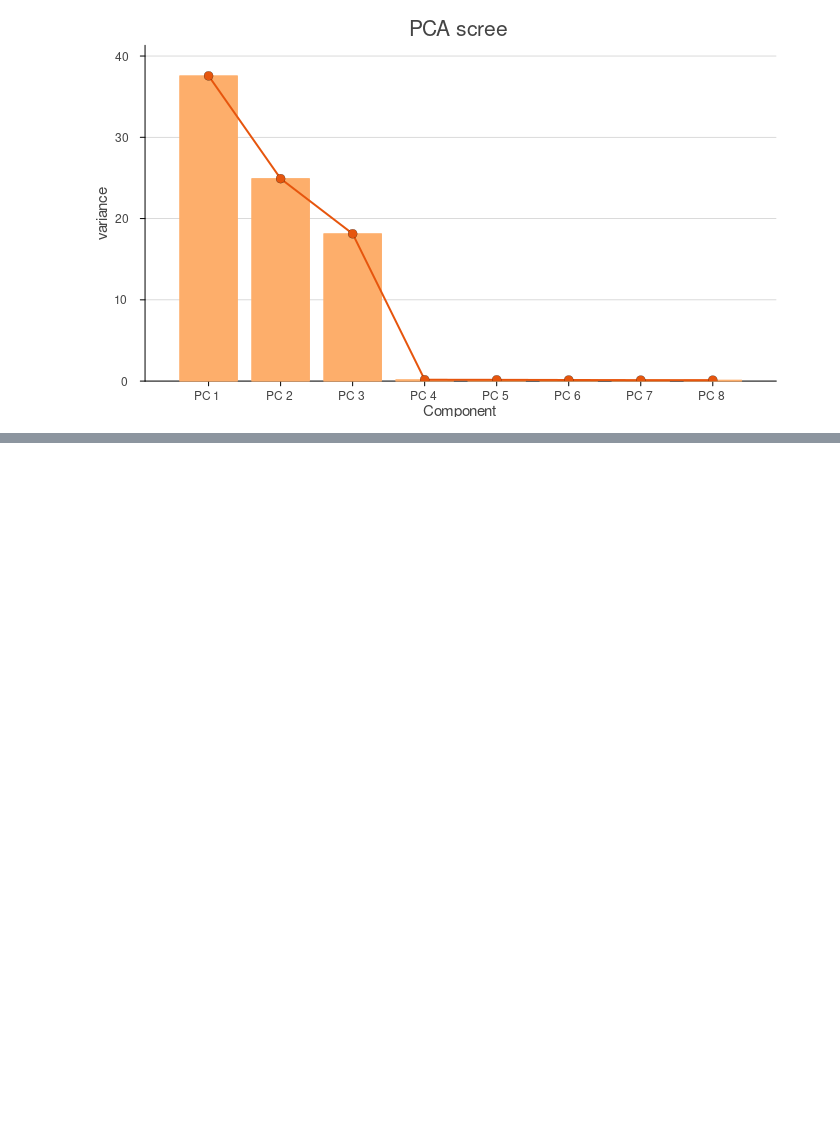
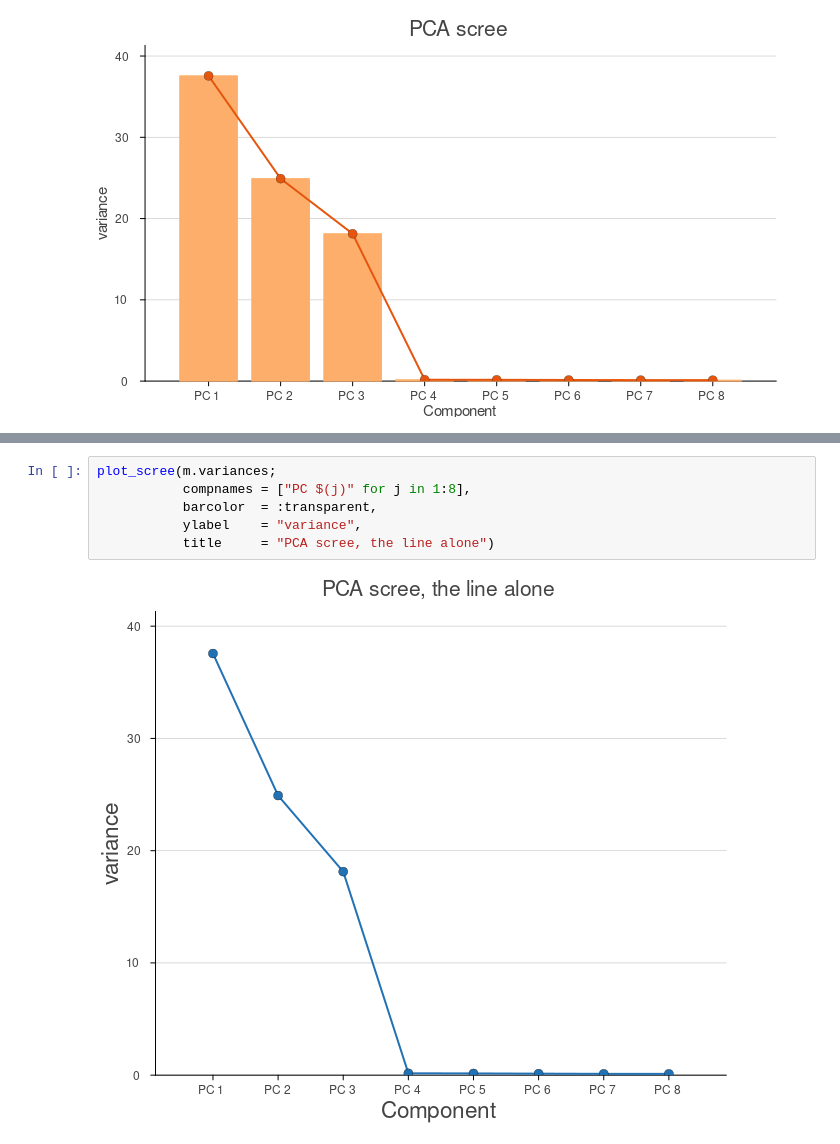
Before and after one commit to BanerjeeAbhisek/WolfRiverPlots.jl, a Jupyter notebook: notebooks/scree.ipynb, the cells around one changed output, grey strips where cells are left out. Saved outputs shown, nothing was run; the diff lists cells and outputs as text; blank space fills up the shorter version.

```diff
--- a/notebooks/scree.ipynb
+++ b/notebooks/scree.ipynb
@@ -124,0 +131,8 @@ plot_scree(m.variances;
+# %%
+plot_scree(m.variances;
+           compnames = ["PC $(j)" for j in 1:8],
+           barcolor  = :transparent,
+           ylabel    = "variance",
+           title     = "PCA scree, the line alone")
+# %% [output]
+[figure, added]
```
Also changed, not shown: parts of 1 cell of this notebook, 2 other files.
